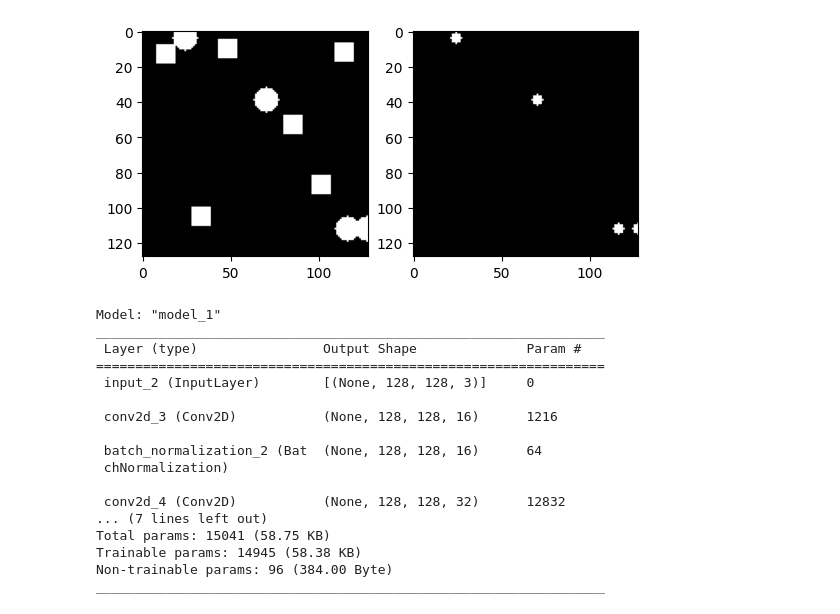
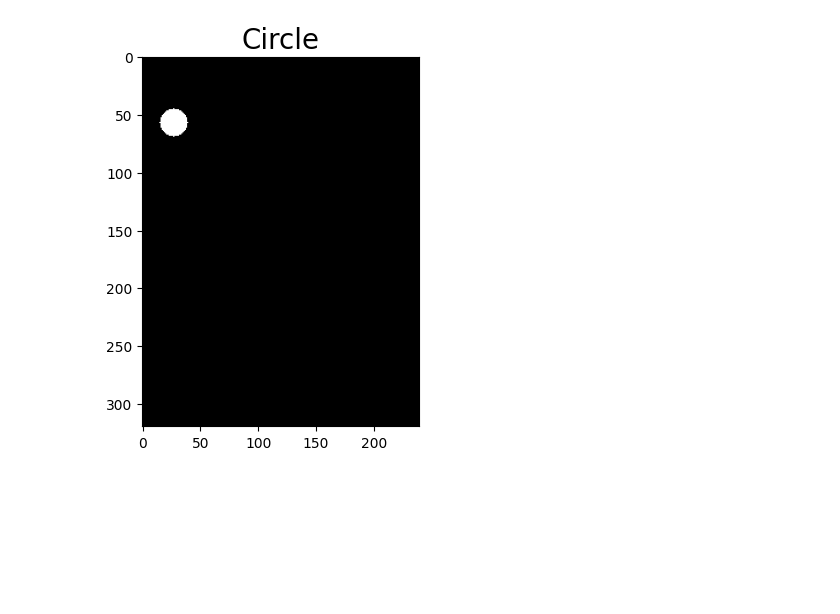
Before and after one commit to OmegaCreations/RaspberryPico-ML-for-data-transfer-filtering, a Jupyter notebook: main.ipynb, the cells around one changed output. Drawn from its saved outputs; the diff is of its cells as text; code cells hidden in the pictures; blank space fills up the shorter version.

Commit message:
Added custom training, boolean without positioning

```diff
--- a/main.ipynb
+++ b/main.ipynb
@@ -15,14 +15,16 @@ def add_square(img, center, width):
 # generate sample
 def create_data_sample(num_shapes, height, width):
   img = np.zeros((height, width, 3))
-  label = np.zeros((height, width, 1))
   for i in range(num_shapes):
     x = int(np.random.rand()*width)
     y = int(np.random.rand()*height)
     if np.random.rand() > 0.5:
       cv2.circle(img, (x,y), int(np.ceil(width*0.05)), (255, 255, 255), cv2.FILLED)
-      cv2.circle(label, (x,y), int(np.ceil(width*0.02)), (1, 1, 1), cv2.FILLED)
+      data_shape = 0
+      # Show circle pos
+      # cv2.circle(label, (x,y), int(np.ceil(width*0.02)), (1, 1, 1), cv2.FILLED)
     else:
+      data_shape = 1
       add_square(img, (x,y), int(np.ceil(width*0.05*0.7)))
-  return img, label
+  return img, data_shape
 # %%
@@ -39,5 +41,7 @@ def to_three_channels(img):
 # %%
-def show_sample(img, label):
-  figure, axis = plt.subplots(1,2)
-  axis[0].imshow(img)
-  axis[1].imshow(to_three_channels(label))
+def show_sample(img, shape):
+  class_names = ['Circle', 'Square'] # Training shapes list
+  plt.imshow(img)
+  plt.title(class_names[shape], fontsize=20)
+  # the pos info
+  # axis[1].imshow(to_three_channels(label))
@@ -47,5 +62,5 @@ def show_batch(img, label):
 # %%
-img_shape = (128, 128, 1)
-img, label = create_data_sample(10, img_shape[0], img_shape[1]) # data smaple with 10 shapes, height, width
-show_sample(img, label)
+img_shape = (320, 240, 1)
+img, data_shape = create_data_sample(1, img_shape[0], img_shape[1]) # data smaple with 1 shape, height, width
+show_sample(img, data_shape)
 # %% [output]
@@ -53,31 +68 @@ Clipping input data to the valid range for imshow with RGB data ([0..1] for floa
-[figure, old version]
+[figure, new version]
-# %%
-# Training model type setup
-#l2 = keras.regularizers.l2(1e-5)
-l2 = None
-inputs = keras.Input(shape = img_shape)
-conv1 = keras.layers.Conv2D(16, 5, padding='same', activation='relu', kernel_initializer='glorot_normal', kernel_regularizer = l2)(inputs)
-conv1 = keras.layers.BatchNormalization(momentum = 0.99)(conv1)
-conv2 = keras.layers.Conv2D(32, 5, padding='same', activation='relu', kernel_initializer='glorot_normal', kernel_regularizer = l2)(conv1)
-conv2 = keras.layers.BatchNormalization(momentum = 0.99)(conv2)
-outputs = keras.layers.Conv2D(1, 5, padding='same', activation='relu', kernel_initializer='glorot_normal', kernel_regularizer = l2)(conv2)
-model = keras.Model(inputs = inputs, outputs = outputs)
-model.summary()
-# %% [output]
-Model: "model_1"
-_________________________________________________________________
- Layer (type)                Output Shape              Param #
-=================================================================
- input_2 (InputLayer)        [(None, 128, 128, 3)]     0
-
- conv2d_3 (Conv2D)           (None, 128, 128, 16)      1216
-
- batch_normalization_2 (Bat  (None, 128, 128, 16)      64
- chNormalization)
-
- conv2d_4 (Conv2D)           (None, 128, 128, 32)      12832
-... (7 lines left out)
-Total params: 15041 (58.75 KB)
-Trainable params: 14945 (58.38 KB)
-Non-trainable params: 96 (384.00 Byte)
-_________________________________________________________________
```
Also changed, not shown: parts of 19 cells of this notebook, 1 other file.
